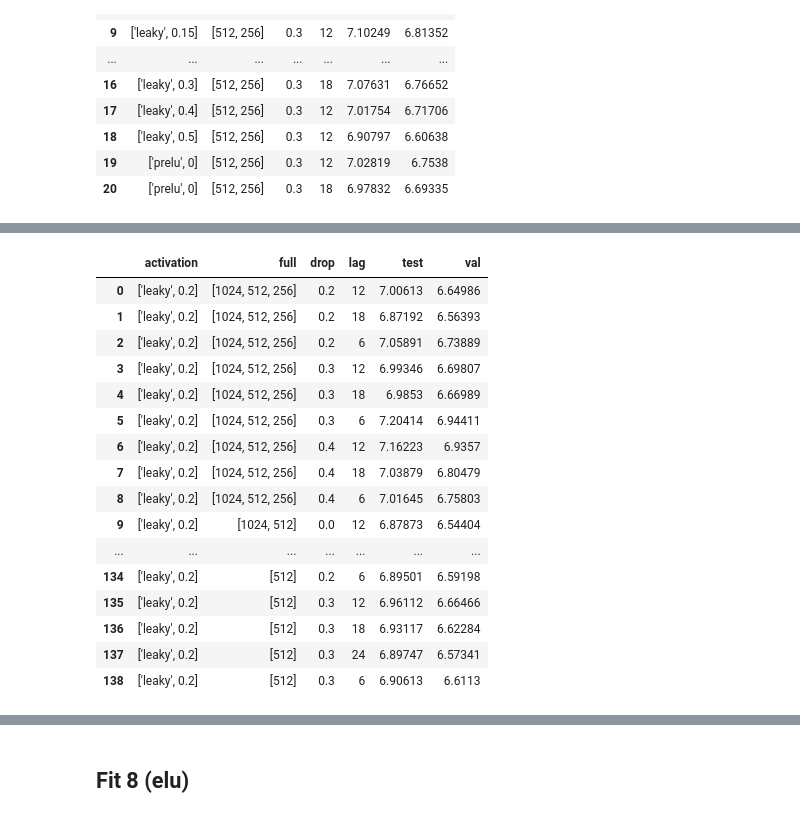
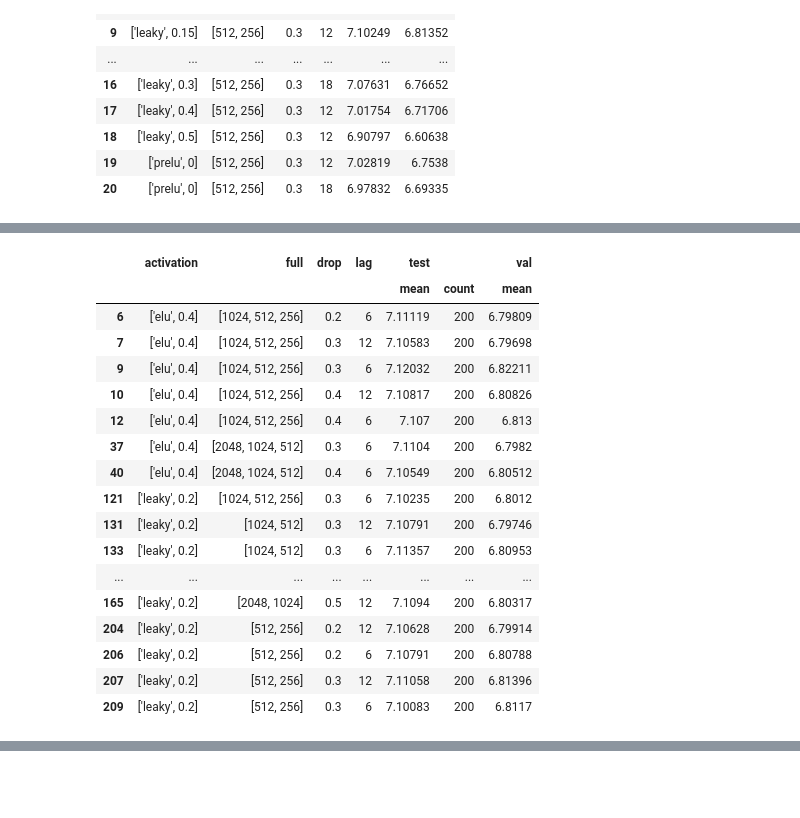
Before and after one commit to bejar/Wind, a Jupyter notebook: Notebooks/Tunning/ParameterTunningMLPs2s.ipynb, the cells around one changed output, grey strips where cells are left out. Saved outputs shown, nothing was run; the diff lists cells and outputs as text; code cells hidden in the pictures; blank space fills up the shorter version.

Commit message:
Adding capability to use advanced activation funcions to some architectures and some improving

```diff
--- a/Notebooks/Tunning/ParameterTunningMLPs2s.ipynb
+++ b/Notebooks/Tunning/ParameterTunningMLPs2s.ipynb
@@ -311,23 +306,24 @@ array([<matplotlib.axes._subplots.AxesSubplot object at 0x...>,
 # %%
-b =a.groupby(by=['activation','full', 'drop','lag'],as_index=False).mean()
-b.style.highlight_max()
+b =a.groupby(by=['activation','full', 'drop','lag'],as_index=False).agg({'test':['mean','count'], 'val':'mean', })
+b[b['test']['mean']>7.1].style.highlight_max()
 # %% [output]
-|  | activation | full | drop | lag | test | val |
-| 0 | ['leaky', 0.2] | [1024, 512, 256] | 0.2 | 12 | 7.00613 | 6.64986 |
-| 1 | ['leaky', 0.2] | [1024, 512, 256] | 0.2 | 18 | 6.87192 | 6.56393 |
-| 2 | ['leaky', 0.2] | [1024, 512, 256] | 0.2 | 6 | 7.05891 | 6.73889 |
-| 3 | ['leaky', 0.2] | [1024, 512, 256] | 0.3 | 12 | 6.99346 | 6.69807 |
-| 4 | ['leaky', 0.2] | [1024, 512, 256] | 0.3 | 18 | 6.9853 | 6.66989 |
-| 5 | ['leaky', 0.2] | [1024, 512, 256] | 0.3 | 6 | 7.20414 | 6.94411 |
-| 6 | ['leaky', 0.2] | [1024, 512, 256] | 0.4 | 12 | 7.16223 | 6.9357 |
-| 7 | ['leaky', 0.2] | [1024, 512, 256] | 0.4 | 18 | 7.03879 | 6.80479 |
-| 8 | ['leaky', 0.2] | [1024, 512, 256] | 0.4 | 6 | 7.01645 | 6.75803 |
-| 9 | ['leaky', 0.2] | [1024, 512] | 0.0 | 12 | 6.87873 | 6.54404 |
-| ... | ... | ... | ... | ... | ... | ... |
-| 134 | ['leaky', 0.2] | [512] | 0.2 | 6 | 6.89501 | 6.59198 |
-| 135 | ['leaky', 0.2] | [512] | 0.3 | 12 | 6.96112 | 6.66466 |
-| 136 | ['leaky', 0.2] | [512] | 0.3 | 18 | 6.93117 | 6.62284 |
-| 137 | ['leaky', 0.2] | [512] | 0.3 | 24 | 6.89747 | 6.57341 |
-| 138 | ['leaky', 0.2] | [512] | 0.3 | 6 | 6.90613 | 6.6113 |
+|  | activation | full | drop | lag | test |  | val |
+|  |  |  |  |  | mean | count | mean |
+| 6 | ['elu', 0.4] | [1024, 512, 256] | 0.2 | 6 | 7.11119 | 200 | 6.79809 |
+| 7 | ['elu', 0.4] | [1024, 512, 256] | 0.3 | 12 | 7.10583 | 200 | 6.79698 |
+| 9 | ['elu', 0.4] | [1024, 512, 256] | 0.3 | 6 | 7.12032 | 200 | 6.82211 |
+| 10 | ['elu', 0.4] | [1024, 512, 256] | 0.4 | 12 | 7.10817 | 200 | 6.80826 |
+| 12 | ['elu', 0.4] | [1024, 512, 256] | 0.4 | 6 | 7.107 | 200 | 6.813 |
+| 37 | ['elu', 0.4] | [2048, 1024, 512] | 0.3 | 6 | 7.1104 | 200 | 6.7982 |
+| 40 | ['elu', 0.4] | [2048, 1024, 512] | 0.4 | 6 | 7.10549 | 200 | 6.80512 |
+| 121 | ['leaky', 0.2] | [1024, 512, 256] | 0.3 | 6 | 7.10235 | 200 | 6.8012 |
+| 131 | ['leaky', 0.2] | [1024, 512] | 0.3 | 12 | 7.10791 | 200 | 6.79746 |
+| 133 | ['leaky', 0.2] | [1024, 512] | 0.3 | 6 | 7.11357 | 200 | 6.80953 |
+| ... | ... | ... | ... | ... | ... | ... | ... |
+| 165 | ['leaky', 0.2] | [2048, 1024] | 0.5 | 12 | 7.1094 | 200 | 6.80317 |
+| 204 | ['leaky', 0.2] | [512, 256] | 0.2 | 12 | 7.10628 | 200 | 6.79914 |
+| 206 | ['leaky', 0.2] | [512, 256] | 0.2 | 6 | 7.10791 | 200 | 6.80788 |
+| 207 | ['leaky', 0.2] | [512, 256] | 0.3 | 12 | 7.11058 | 200 | 6.81396 |
+| 209 | ['leaky', 0.2] | [512, 256] | 0.3 | 6 | 7.10083 | 200 | 6.8117 |
 # %%
 trace = []
@@ -342,5 +338,3 @@ for v in ['6', '12', '18', '24']:
 py.iplot(trace, filename='basic-scatter')
 # %% [output]
 [interactive output not drawn]
-# %% [markdown]
-## Fit 8 (elu)
```
Also changed, not shown: parts of 9 cells of this notebook, 10 other files.
